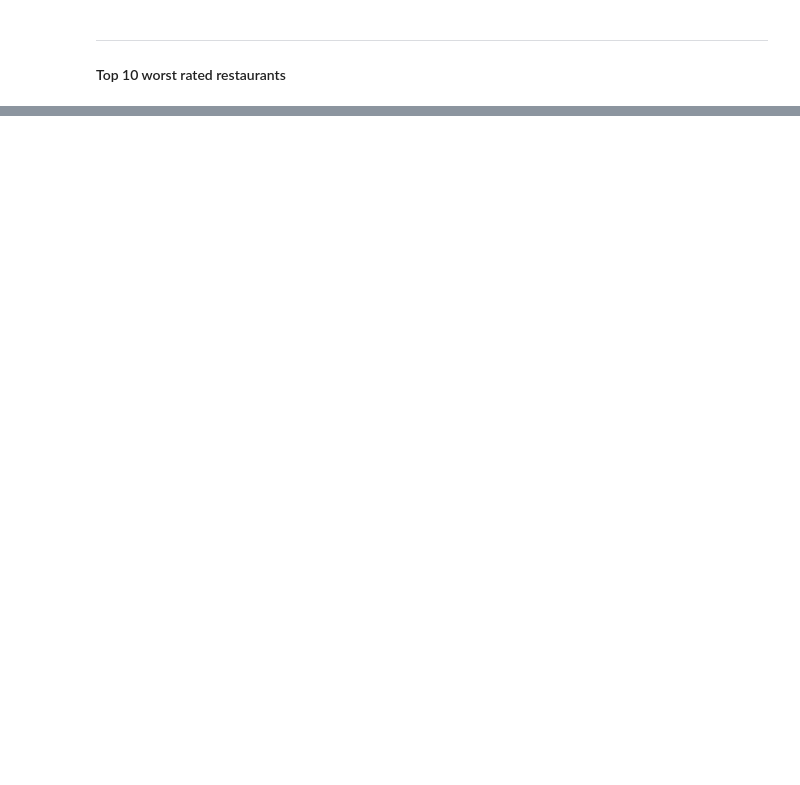
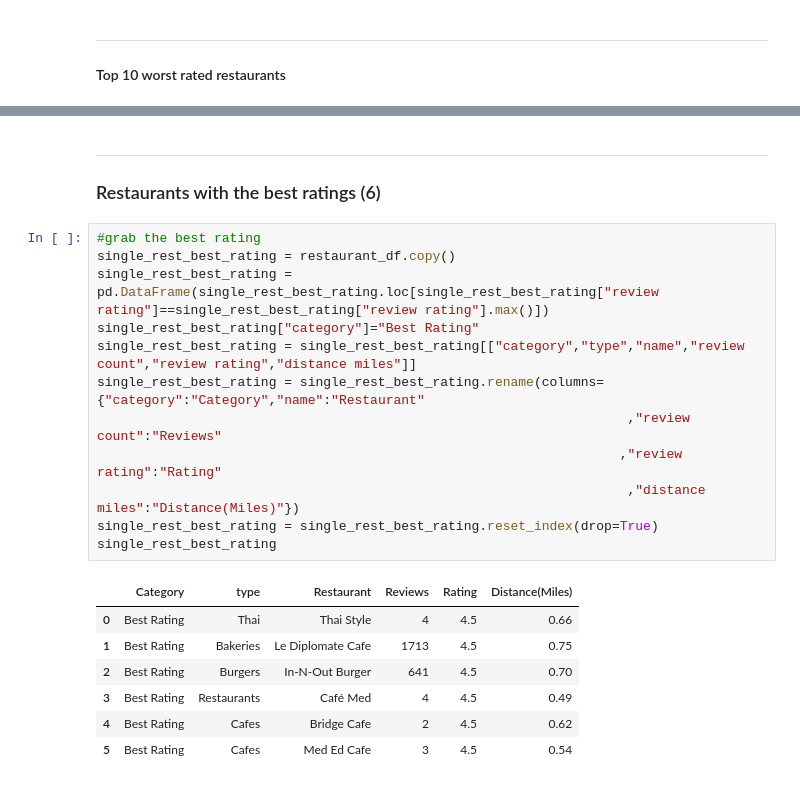
Before and after one commit to 95brianahn/Project-One-T1, a Jupyter notebook: UCI Eats - Team One.ipynb, the cells around one changed output, grey strips where cells are left out. Cells and saved outputs as stored; diff of their text form; blank space fills up the shorter version.

```diff
--- a/UCI Eats - Team One.ipynb
+++ b/UCI Eats - Team One.ipynb
@@ -1562,0 +1629,23 @@ plt.show()
+# %% [markdown]
+---
+### Restaurants with the best ratings (6)
+# %%
+#grab the best rating
+single_rest_best_rating = restaurant_df.copy()
+single_rest_best_rating = pd.DataFrame(single_rest_best_rating.loc[single_rest_best_rating["review rating"]==single_rest_best_rating["review rating"].max()])
+single_rest_best_rating["category"]="Best Rating"
+single_rest_best_rating = single_rest_best_rating[["category","type","name","review count","review rating","distance miles"]]
+single_rest_best_rating = single_rest_best_rating.rename(columns={"category":"Category","name":"Restaurant"
+                                                                    ,"review count":"Reviews"
+                                                                   ,"review rating":"Rating"
+                                                                    ,"distance miles":"Distance(Miles)"})
+single_rest_best_rating = single_rest_best_rating.reset_index(drop=True)
+single_rest_best_rating
+# %% [output]
+|  | Category | type | Restaurant | Reviews | Rating | Distance(Miles) |
+| 0 | Best Rating | Thai | Thai Style | 4 | 4.5 | 0.66 |
+| 1 | Best Rating | Bakeries | Le Diplomate Cafe | 1713 | 4.5 | 0.75 |
+| 2 | Best Rating | Burgers | In-N-Out Burger | 641 | 4.5 | 0.70 |
+| 3 | Best Rating | Restaurants | Café Med | 4 | 4.5 | 0.49 |
+| 4 | Best Rating | Cafes | Bridge Cafe | 2 | 4.5 | 0.62 |
+| 5 | Best Rating | Cafes | Med Ed Cafe | 3 | 4.5 | 0.54 |
```
Also changed, not shown: parts of 37 cells of this notebook.
